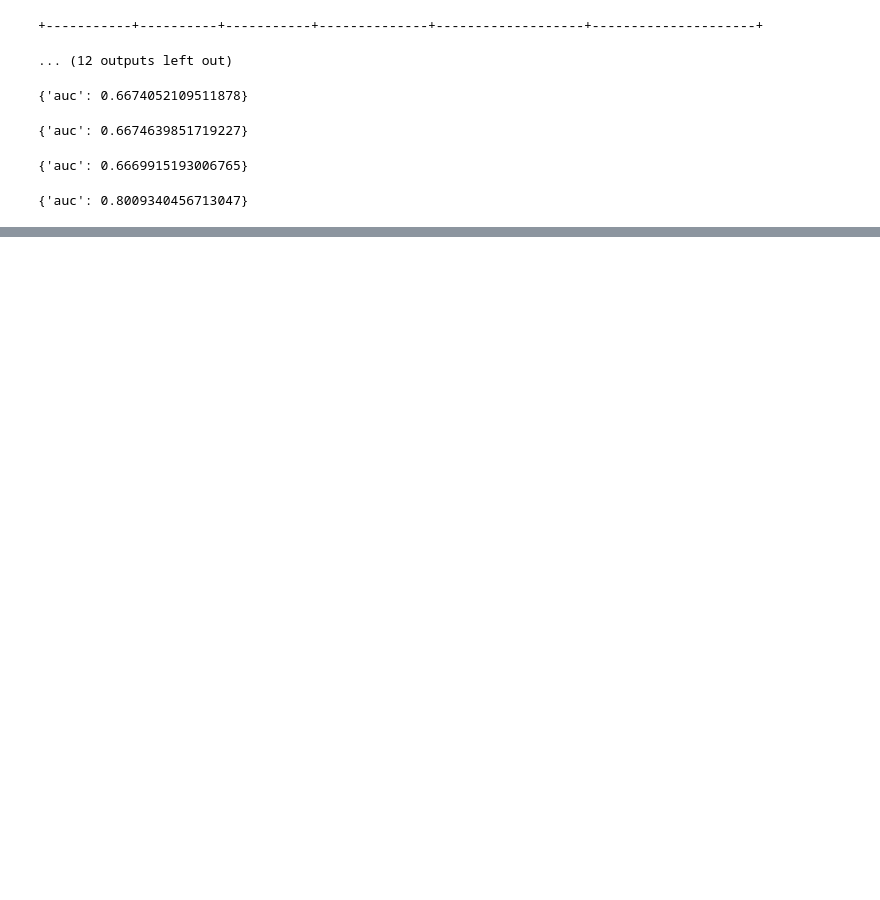
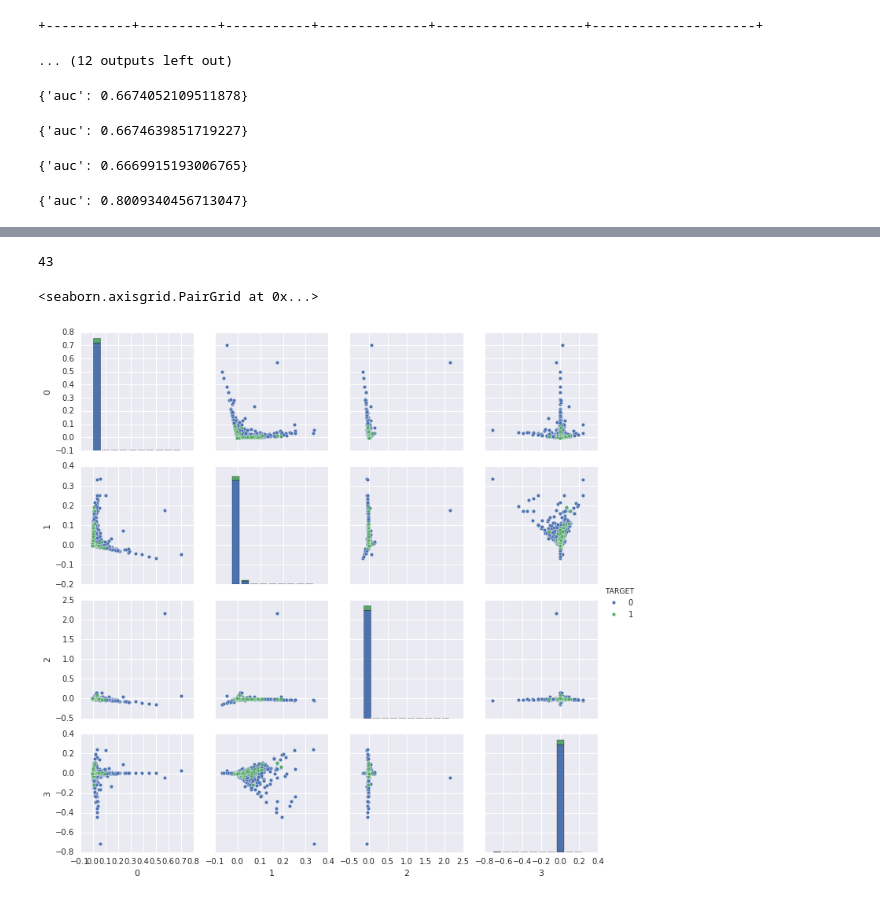
Before and after one commit to Kevin-McIsaac/Santander, a Jupyter notebook: 2.0 Feature Exploration.ipynb, the cells around one changed output, grey strips where cells are left out. Saved outputs shown, nothing was run; the diff lists cells and outputs as text; code cells hidden in the pictures; blank space fills up the shorter version.

```diff
--- a/2.0 Feature Exploration.ipynb
+++ b/2.0 Feature Exploration.ipynb
@@ -198,0 +387,12 @@ model.evaluate(validate, metric='confusion_matrix')
+# %%
+train_data, test_data = initialise.load_data(reload_data=False)
+train, validate = train_data.random_split(0.8, seed=8273)
+
+params = {'target':'TARGET', 'random_seed':8923,
+          'class_weights':'auto','metric':'auc',
+          'early_stopping_rounds':20, 'max_iterations':500,
+          'step_size': 0.1,
+          'max_depth': 5,
+          'column_subsample': 0.6}
+model = gl.boosted_trees_classifier.create(train, validation=validate, verbose=False, **params)
+model.evaluate(validate, metric='auc')
@@ -198,0 +424,3 @@ model.evaluate(validate, metric='confusion_matrix')
+# %%
+reload(initialise)
+train_data, test_data = initialise.load_data(reload_data=True)
@@ -198,0 +438,14 @@ model.evaluate(validate, metric='confusion_matrix')
+# %%
+reload(tools)
+np_array, variance = tools.PCA_sf(train_data[tools.features_type(float(), train_data)])
+len(variance)
+# %% [output]
+43
+# %%
+df=pd.DataFrame(np_array)
+df['TARGET']=train_data['TARGET']
+# %%
+sns.pairplot(df, hue="TARGET", vars=range(0,4))
+# %% [output]
+<seaborn.axisgrid.PairGrid at 0x...>
+[figure, added]
```
Also changed, not shown: parts of 101 cells of this notebook, 7 other files.
